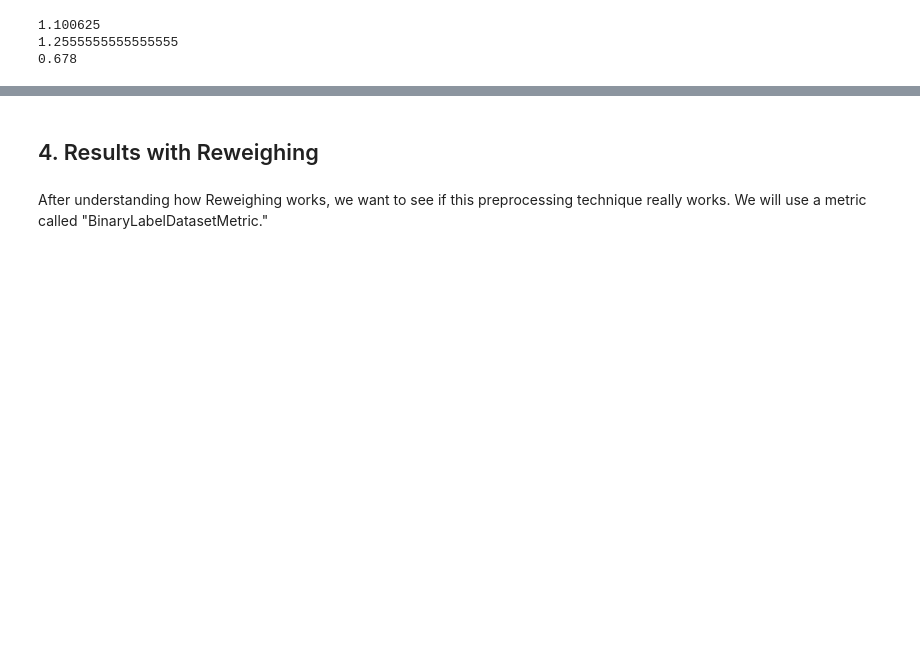
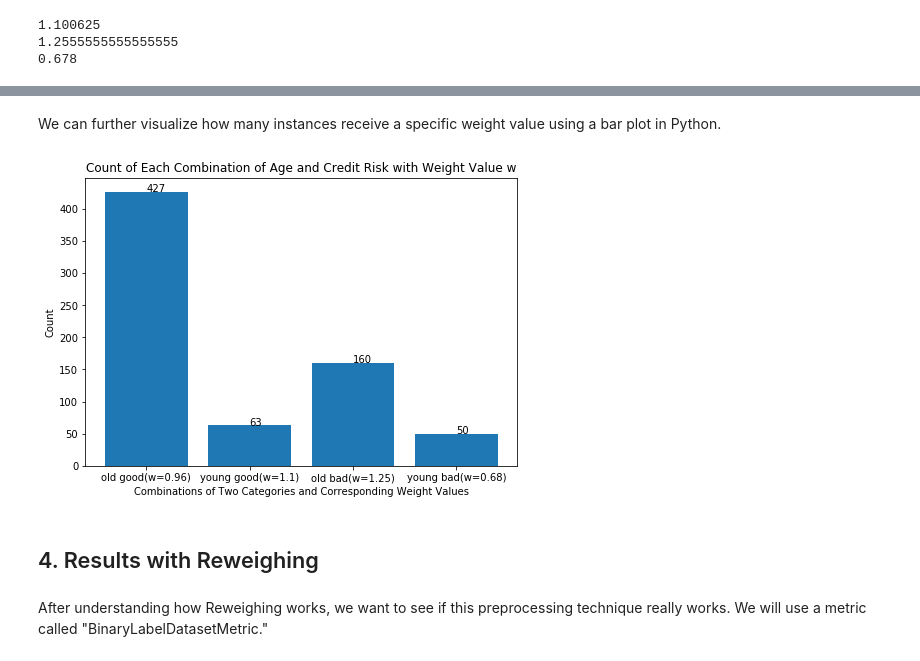
Before and after one commit to data2080/AIF360, a Jupyter notebook: examples/Frank's Tutorial on Reweighing.ipynb, the cells around one changed output, grey strips where cells are left out. Drawn from its saved outputs; the diff is of its cells as text; code cells hidden in the pictures; blank space fills up the shorter version.

```diff
--- a/examples/Frank's Tutorial on Reweighing.ipynb
+++ b/examples/Frank's Tutorial on Reweighing.ipynb
@@ -136,0 +134,4 @@ That is the weight we will assign to for each instance with $S = 1.0$ and $T = 1
+# %%
+df = dataset_orig_train.convert_to_dataframe()[0]
+freq_count_both = df[(df['age']==1.0)&(df['credit']==1.0)].shape[0]
+freq_count_both
@@ -161,3 +201,25 @@ print(RW.w_up_unfav)
+# %% [markdown]
+We can further visualize how many instances receive a specific weight value using a bar plot in Python.
+# %%
+old_good = df[(df['age']==1.0)&(df['credit']==1.0)].shape[0]
+young_good = df[(df['age']==0.0)&(df['credit']==1.0)].shape[0]
+old_bad = df[(df['age']==1.0)&(df['credit']==2.0)].shape[0]
+young_bad = df[(df['age']==0.0)&(df['credit']==2.0)].shape[0]
+
+import matplotlib.pyplot as plt
+fig = plt.figure()
+ax = fig.add_axes([0,0,1,1])
+langs = ['old good(w=0.96)', 'young good(w=1.1)', 'old bad(w=1.25)', 'young bad(w=0.68)']
+counts = [old_good,young_good,old_bad,young_bad]
+ax.bar(langs,counts)
+for i, v in enumerate(counts):
+    plt.text(langs[i],v, str(v))
+plt.title("Count of Each Combination of Age and Credit Risk with Weight Value w")
+plt.xlabel('Combinations of Two Categories and Corresponding Weight Values')
+plt.ylabel('Count')
+plt.show()
+# %% [output]
+[figure, added]
 # %% [markdown]
 ## 4. Results with Reweighing
 # %% [markdown]
```
Also changed, not shown: parts of 44 cells of this notebook.
